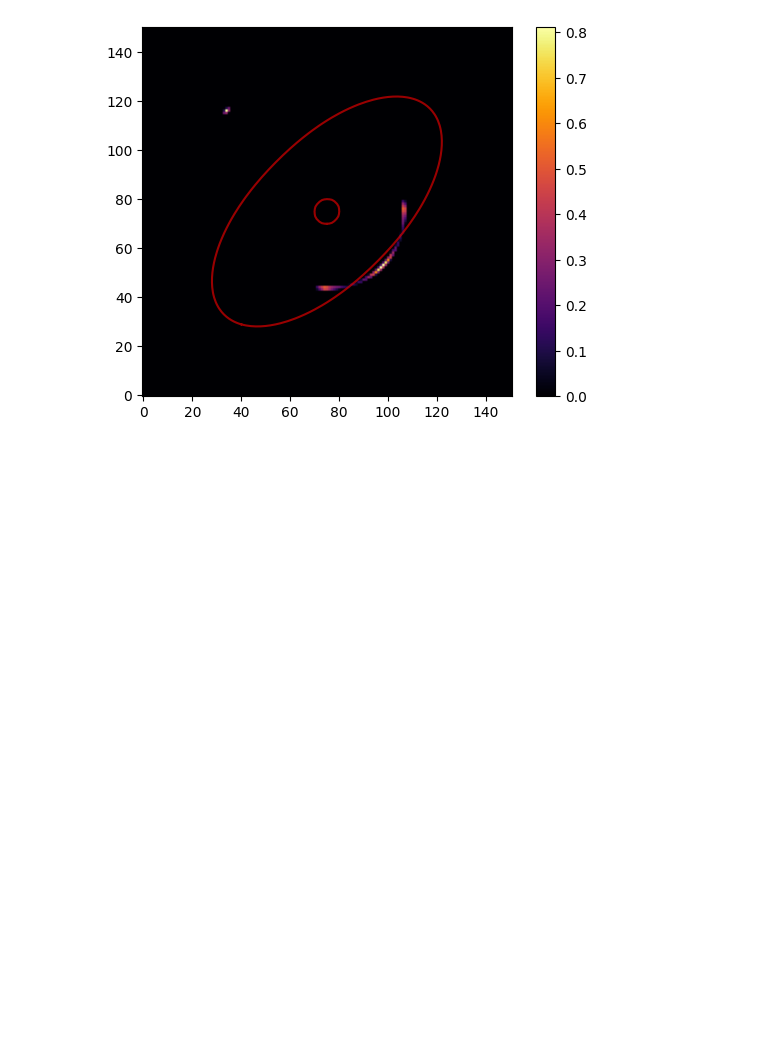
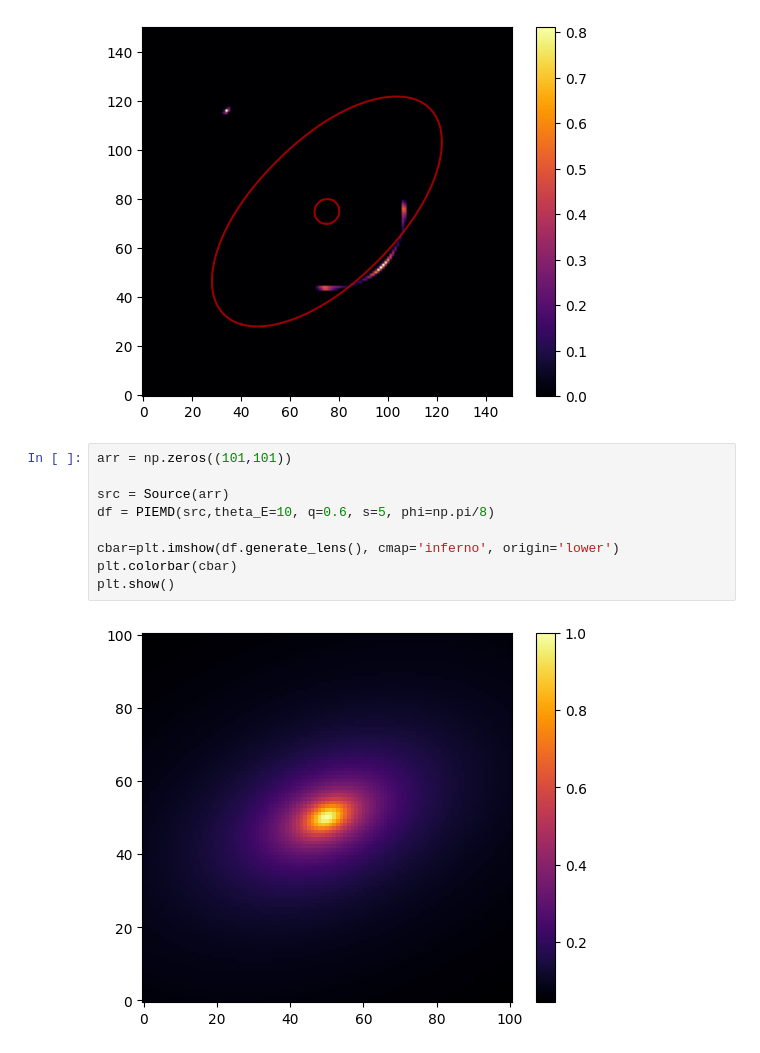
Before and after one commit to OliverRedhead/Gravitational-Lensing, a Jupyter notebook: wk1/PIEMD/piemd_testing.ipynb, the cells around one changed output. Drawn from its saved outputs; the diff is of its cells as text; blank space fills up the shorter version.

```diff
--- a/wk1/PIEMD/piemd_testing.ipynb
+++ b/wk1/PIEMD/piemd_testing.ipynb
@@ -147,3 +145,14 @@ for curve in df.get_critical_curves():
 plt.show()
 # %% [output]
 [figure]
+# %%
+arr = np.zeros((101,101))
+
+src = Source(arr)
+df = PIEMD(src,theta_E=10, q=0.6, s=5, phi=np.pi/8)
+
+cbar=plt.imshow(df.generate_lens(), cmap='inferno', origin='lower')
+plt.colorbar(cbar)
+plt.show()
+# %% [output]
+[figure, added]
```
Also changed, not shown: parts of 25 cells of this notebook, 12 other files.
